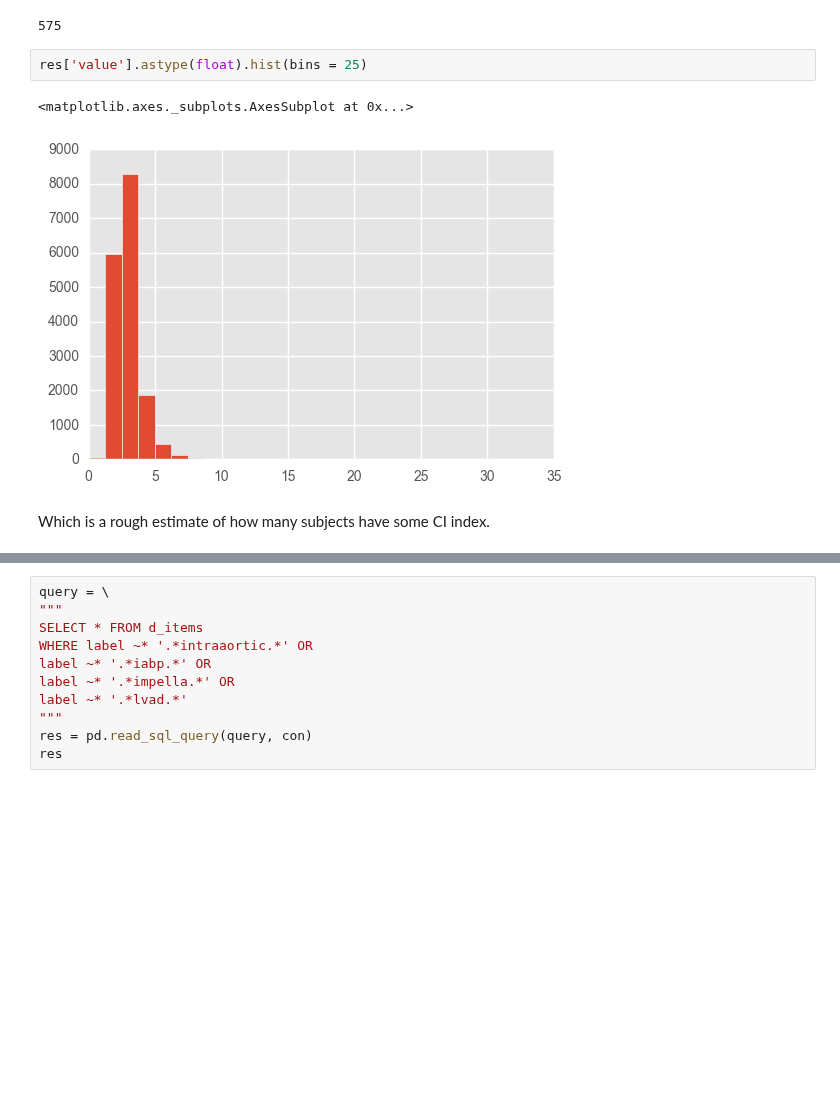
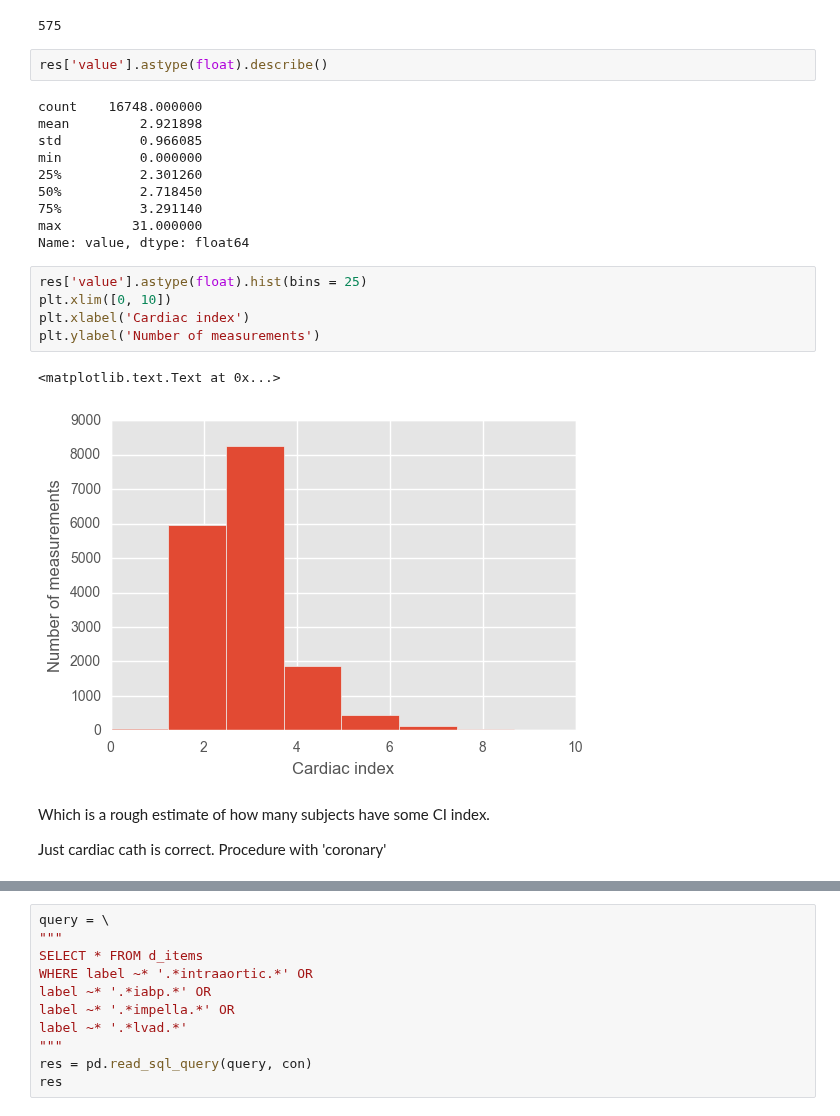
Before and after one commit to yhtgrace/echo, a Jupyter notebook: notebooks/161219_echo_outpatient_cardiogenic.ipynb, the cells around one changed output, grey strips where cells are left out. Drawn from its saved outputs; the diff is of its cells as text; blank space fills up the shorter version.

```diff
--- a/notebooks/161219_echo_outpatient_cardiogenic.ipynb
+++ b/notebooks/161219_echo_outpatient_cardiogenic.ipynb
@@ -102,12 +143,29 @@ len(res.dropna()['subject_id'].unique())
 # %% [output]
 575
 # %%
-res['value'].astype(float).hist(bins = 25)
+res['value'].astype(float).describe()
 # %% [output]
-<matplotlib.axes._subplots.AxesSubplot at 0x...>
+count    16748.000000
+mean         2.921898
+std          0.966085
+min          0.000000
+25%          2.301260
+50%          2.718450
+75%          3.291140
+max         31.000000
+Name: value, dtype: float64
-[figure, removed]
+# %%
+res['value'].astype(float).hist(bins = 25)
+plt.xlim([0, 10])
+plt.xlabel('Cardiac index')
+plt.ylabel('Number of measurements')
+# %% [output]
+<matplotlib.text.Text at 0x...>
+[figure, added]
 # %% [markdown]
 Which is a rough estimate of how many subjects have some CI index.
+
+Just cardiac cath is correct. Procedure with 'coronary'
 # %%
 query = \
 """
```
Also changed, not shown: parts of 9 cells of this notebook, 5 other files.
